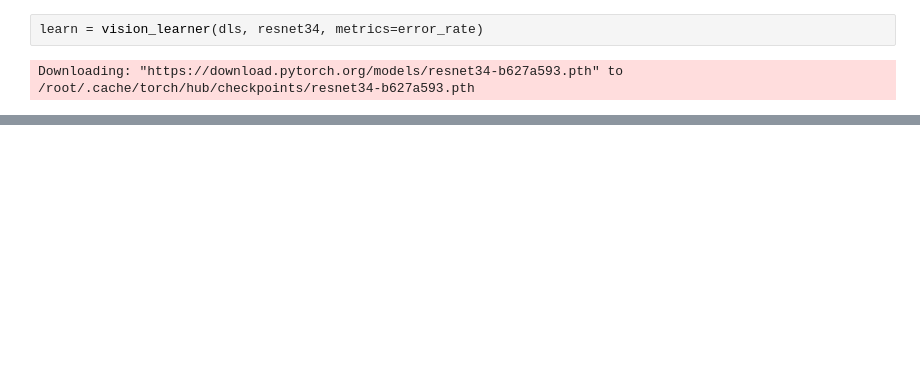
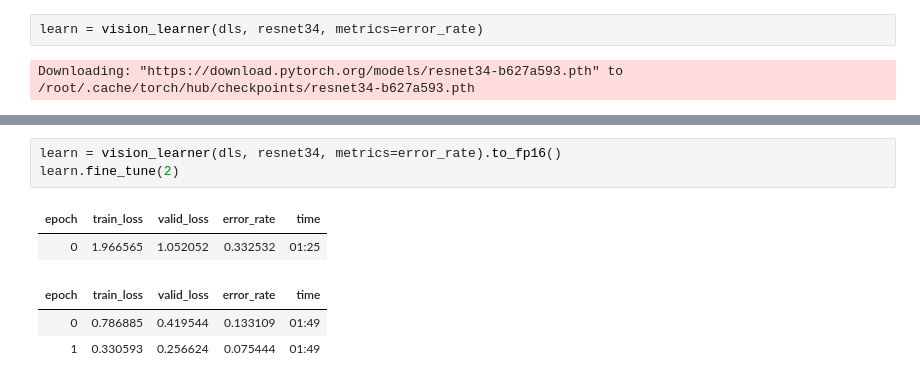
Before and after one commit to tripathysagar/paddy-kaggle, a Jupyter notebook: paddy.ipynb, the cells around one changed output, grey strips where cells are left out. Drawn from its saved outputs; the diff is of its cells as text; blank space fills up the shorter version.

```diff
--- a/paddy.ipynb
+++ b/paddy.ipynb
@@ -67,0 +94,9 @@ learn.fine_tune(1)
+# %%
+learn = vision_learner(dls, resnet34, metrics=error_rate).to_fp16()
+learn.fine_tune(2)
+# %% [output]
+| epoch | train_loss | valid_loss | error_rate | time |
+| 0 | 1.966565 | 1.052052 | 0.332532 | 01:25 |
+| epoch | train_loss | valid_loss | error_rate | time |
+| 0 | 0.786885 | 0.419544 | 0.133109 | 01:49 |
+| 1 | 0.330593 | 0.256624 | 0.075444 | 01:49 |
```
Also changed, not shown: parts of 40 cells of this notebook.
